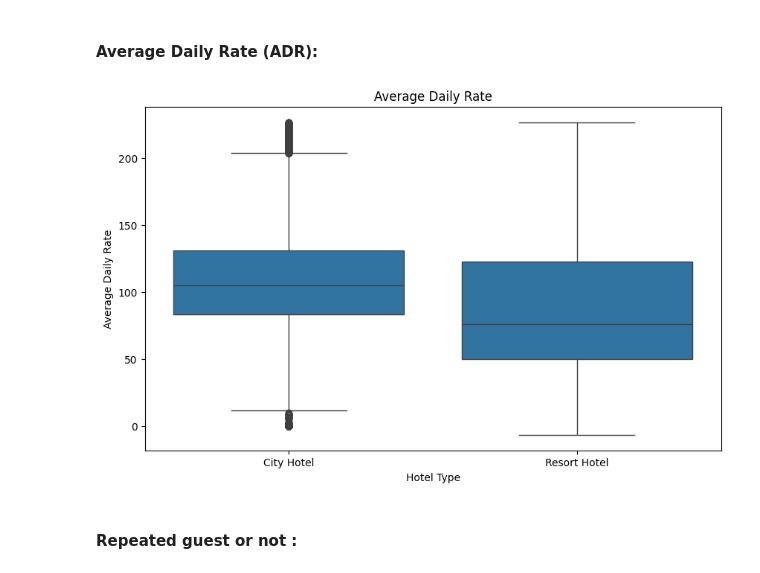
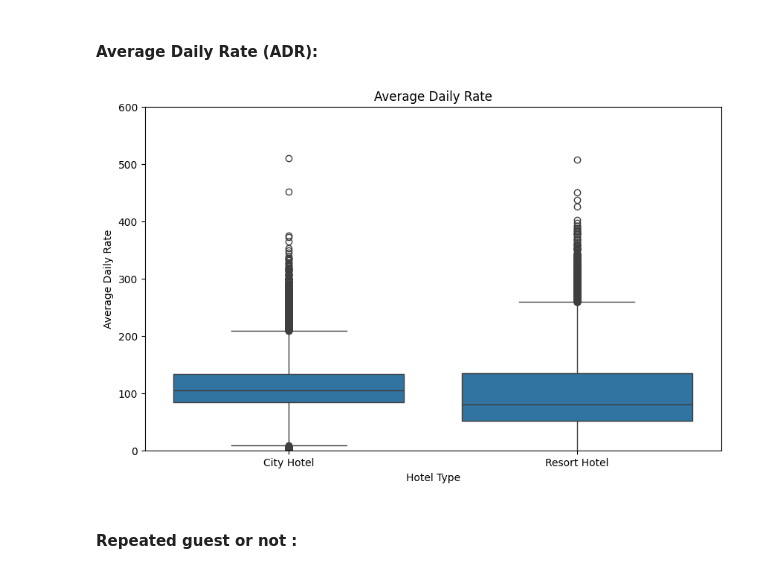
Before and after one commit to kaushdotin/Project_Root, a Jupyter notebook: Notebooks/Booking.com - Hotel Booking Analysis.ipynb, the cells around one changed output. Drawn from its saved outputs; the diff is of its cells as text; code cells hidden in the pictures.

```diff
--- a/Notebooks/Booking.com - Hotel Booking Analysis.ipynb
+++ b/Notebooks/Booking.com - Hotel Booking Analysis.ipynb
@@ -459,34 +474,17 @@ plt.show()
 # %% [markdown]
 ####  Average Daily Rate (ADR):
 # %%
-# Note : As there are some outlier, we'll trim them and plot it again to understand the average ADR
-
-# Calculate the 25th and 75th percentile :
-percentile25 = df['adr'].quantile(0.25)
-percentile75 = df['adr'].quantile(0.75)
-
-# Calculate the ADR :
-iqr = percentile75 - percentile25
-
-# Calculate upper and lower limit :
-upper_limit = percentile75 + 1.5 * iqr
-lower_limit = percentile25 - 1.5 * iqr
-
-# Trim outliers and store value in new_df
-new_df = df[df['adr'] < upper_limit]
-new_df = new_df[new_df['adr'] > lower_limit]
-
 # Plot the ADR by hotel withour outliers:
 
 plt.figure(figsize=(10,6))
-sns.boxplot(x='hotel', y='adr', data=new_df)
-
+sns.boxplot(x='hotel', y='adr', data=df)
+plt.ylim(0,600)
 plt.title("Average Daily Rate")
 plt.xlabel("Hotel Type")
 plt.ylabel("Average Daily Rate")
 plt.show()
 # %% [output]
-[figure, old version]
+[figure, new version]
 # %% [markdown]
 #### Repeated guest or not :
 # %%
```
Also changed, not shown: parts of 12 cells of this notebook.
